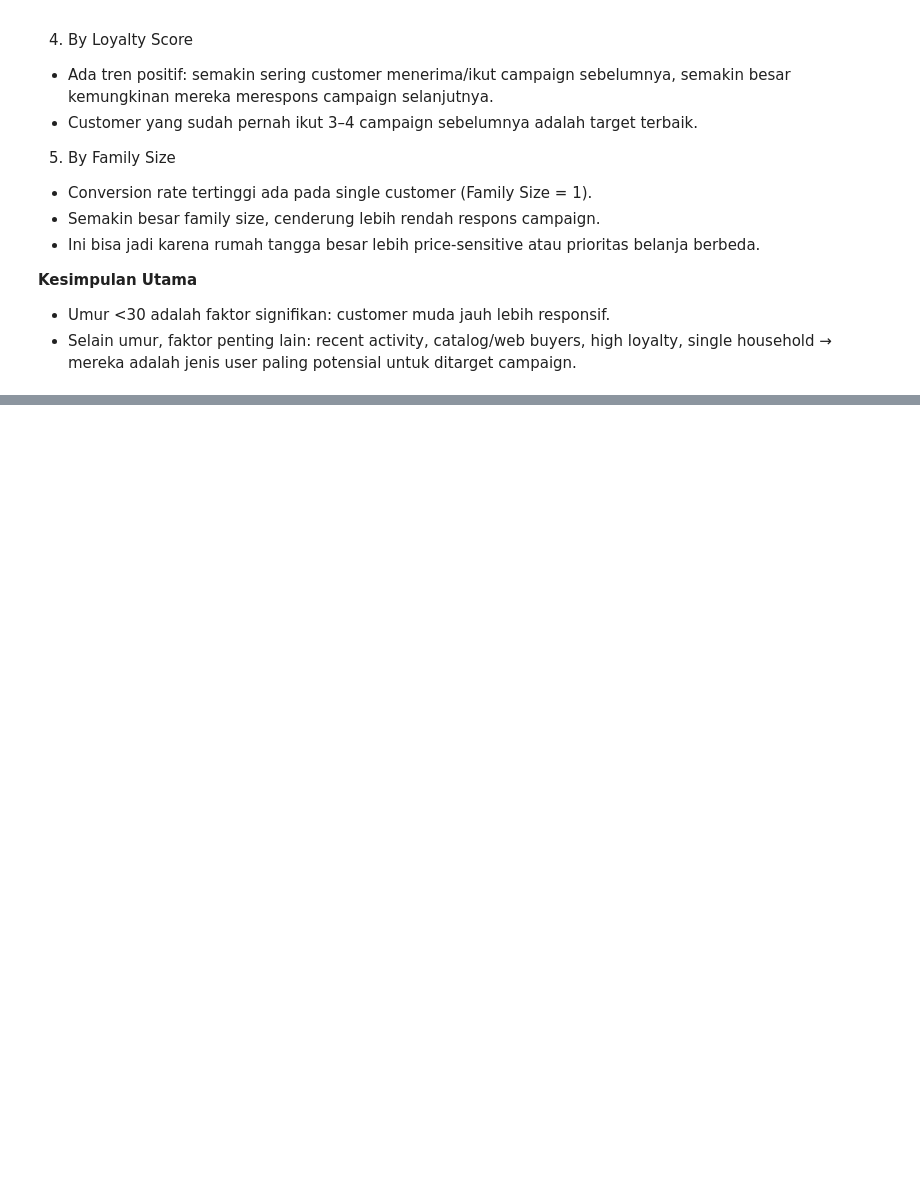
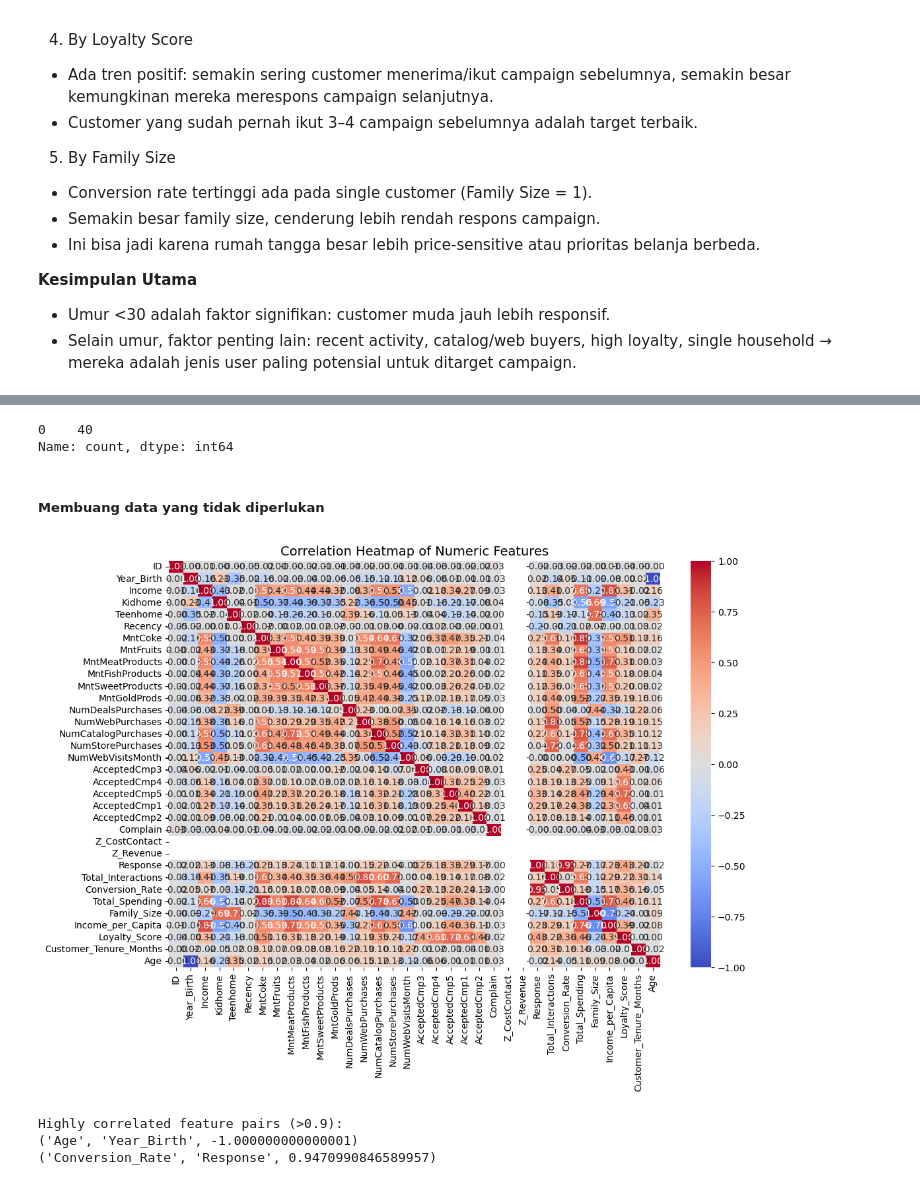
Before and after one commit to fyrwnt/conversion-rate-analysis, a Jupyter notebook: cra.ipynb, the cells around one changed output, grey strips where cells are left out. Drawn from its saved outputs; the diff is of its cells as text; code cells hidden in the pictures; blank space fills up the shorter version.

Commit message:
27/08/2025 Finishing Task 2: - Handle null and duplicate value - Drop unnecessary data - Feature encoding - Standarization

```diff
--- a/cra.ipynb
+++ b/cra.ipynb
@@ -229,0 +240,3 @@ plt.show()
+# %%
+df = df.drop_duplicates()
+print("Missing values before handling:\n", df.isnull().sum().sort_values(ascending=False))
@@ -229,0 +283,49 @@ plt.show()
+# %%
+# Imputasi Income berdasarkan umur
+df["Income"] = df.groupby("Age_Group")["Income"].transform(
+    lambda x: x.fillna(x.median())
+)
+
+# Hitung Income_per_Capita dengan Family_Size
+df["Income_per_Capita"] = df["Income"] / df["Family_Size"]
+
+# Imputasi Income_per_Capita yang masih null (kalau ada Family_Size = 0 atau NaN)
+df["Income_per_Capita"] = df.groupby("Age_Group")["Income_per_Capita"].transform(
+    lambda x: x.fillna(x.median())
+)
+
+df.isnull().sum().value_counts()
+# %% [output]
+0    40
+Name: count, dtype: int64
+# %% [markdown]
+##### Membuang data yang tidak diperlukan
+# %%
+# Cek korelasi fitur lain untuk menentukan fitur redundan
+
+numeric_features = df.select_dtypes(include=['int64','float64'])
+corr = numeric_features.corr()
+
+plt.figure(figsize=(12,8))
+sns.heatmap(corr, annot=True, fmt=".2f", cmap="coolwarm", cbar=True)
+plt.title("Correlation Heatmap of Numeric Features", fontsize=14)
+plt.show()
+
+# Cari fitur yang punya korelasi tinggi (>0.9)
+high_corr = set()
+threshold = 0.9
+for i in range(len(corr.columns)):
+    for j in range(i):
+        if abs(corr.iloc[i, j]) > threshold:
+            colname1 = corr.columns[i]
+            colname2 = corr.columns[j]
+            high_corr.add((colname1, colname2, corr.iloc[i, j]))
+
+print("Highly correlated feature pairs (>0.9):")
+for pair in high_corr:
+    print(pair)
+# %% [output]
+[figure, added]
+Highly correlated feature pairs (>0.9):
+('Age', 'Year_Birth', -1.000000000000001)
+('Conversion_Rate', 'Response', 0.9470990846589957)
```
Also changed, not shown: parts of 16 cells of this notebook, 1 other file.
